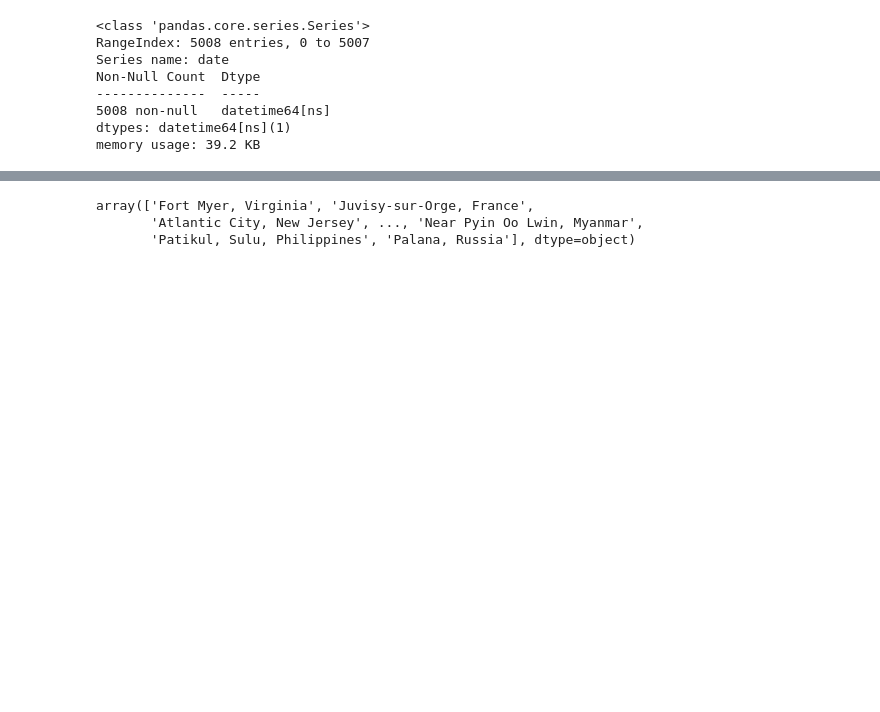
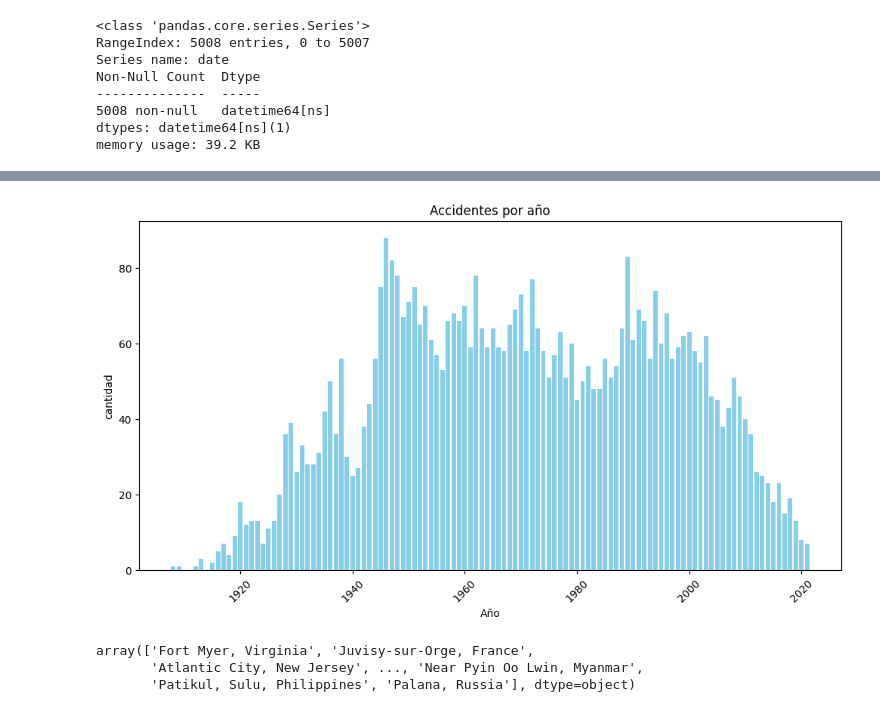
Before and after one commit to CinthiaVeronicaLopez/pi-da-full-time, a Jupyter notebook: accidentes-aereos.ipynb, the cells around one changed output, grey strips where cells are left out. Cells and saved outputs as stored; diff of their text form; code cells hidden in the pictures; blank space fills up the shorter version.

Commit message:
accidentes por decada

```diff
--- a/accidentes-aereos.ipynb
+++ b/accidentes-aereos.ipynb
@@ -297,0 +198,4 @@ for valor in valores_unicos:
+# %%
+# Agregamos columna y Contamos la cantidad de accidentes por año
+accidents_per_year = df['year'].value_counts().sort_index()
+print(accidents_per_year)
@@ -298,3 +216,18 @@ for valor in valores_unicos:
+# %%
+# Creamos el gráfico de barras utilizando Seaborn para vizualizar accidents_per_year
+plt.figure(figsize=(12, 6))
+
+plt.bar(accidents_per_year.index, accidents_per_year.values, color='skyblue')
+
+plt.xlabel('Año')
+plt.ylabel('cantidad')
+plt.title('Accidentes por año')
+
+plt.xticks(rotation=45)
+
+plt.show()
+# %% [output]
+[figure, added]
 # %%
 #Trabajamos con la siguiente columna de 'location'
 df.location.unique()
```
Also changed, not shown: parts of 37 cells of this notebook, 4 other files.
